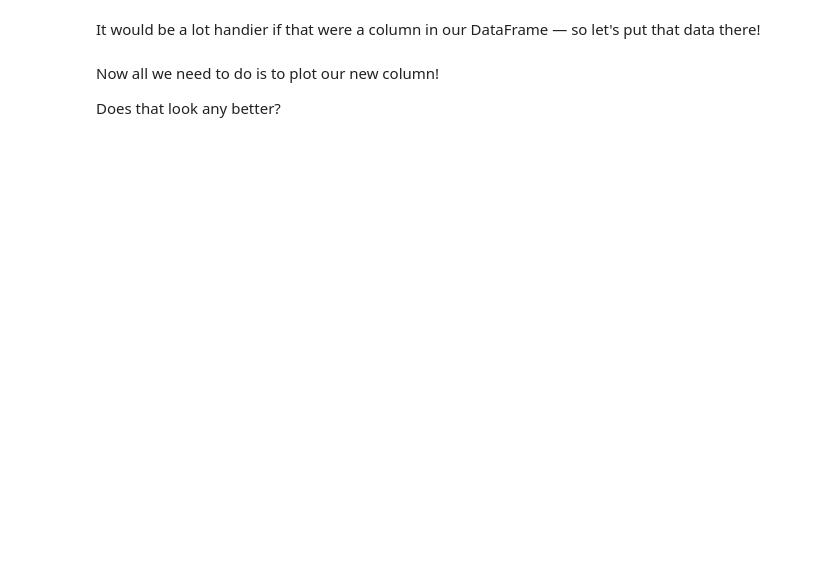
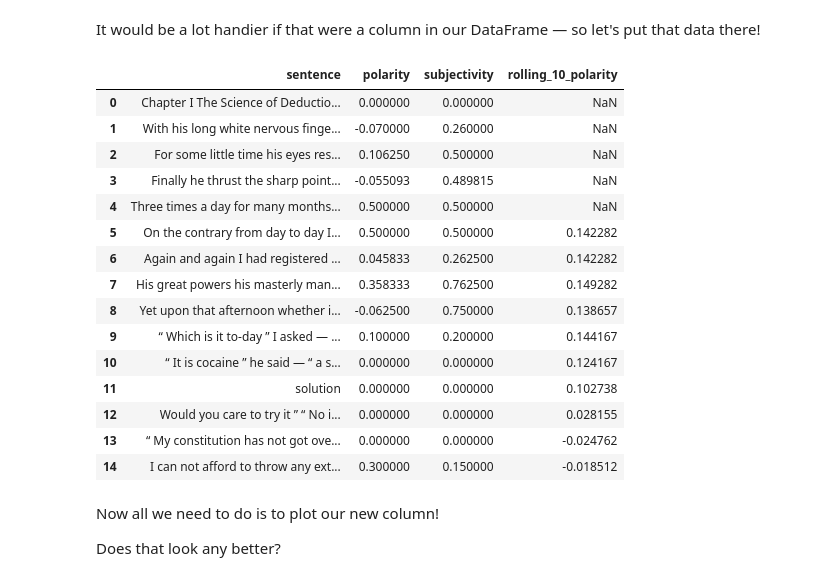
Before and after one commit to karl-manis/eng2860-fall-2023, a Jupyter notebook: week11/lecture/W11_lecture.ipynb, the cells around one changed output. Drawn from its saved outputs; the diff is of its cells as text; code cells hidden in the pictures; blank space fills up the shorter version.

```diff
--- a/week11/lecture/W11_lecture.ipynb
+++ b/week11/lecture/W11_lecture.ipynb
@@ -44,5 +80,22 @@ sot4_sentence_sentiment_df['rolling_10_polarity'] = sot4_sentence_sentiment_df['
 # %%
-sot4_sentence_sentiment_df
+sot4_sentence_sentiment_df[:15]
+# %% [output]
+|  | sentence | polarity | subjectivity | rolling_10_polarity |
+| 0 | Chapter I The Science of Deductio... | 0.000000 | 0.000000 | NaN |
+| 1 | With his long white nervous finge... | -0.070000 | 0.260000 | NaN |
+| 2 | For some little time his eyes res... | 0.106250 | 0.500000 | NaN |
+| 3 | Finally he thrust the sharp point... | -0.055093 | 0.489815 | NaN |
+| 4 | Three times a day for many months... | 0.500000 | 0.500000 | NaN |
+| 5 | On the contrary from day to day I... | 0.500000 | 0.500000 | 0.142282 |
+| 6 | Again and again I had registered ... | 0.045833 | 0.262500 | 0.142282 |
+| 7 | His great powers his masterly man... | 0.358333 | 0.762500 | 0.149282 |
+| 8 | Yet upon that afternoon whether i... | -0.062500 | 0.750000 | 0.138657 |
+| 9 | “ Which is it to-day ” I asked — ... | 0.100000 | 0.200000 | 0.144167 |
+| 10 | “ It is cocaine ” he said — “ a s... | 0.000000 | 0.000000 | 0.124167 |
+| 11 | solution | 0.000000 | 0.000000 | 0.102738 |
+| 12 | Would you care to try it ” “ No i... | 0.000000 | 0.000000 | 0.028155 |
+| 13 | “ My constitution has not got ove... | 0.000000 | 0.000000 | -0.024762 |
+| 14 | I can not afford to throw any ext... | 0.300000 | 0.150000 | -0.018512 |
 # %% [markdown]
 Now all we need to do is to plot our new column!
 
```
Also changed, not shown: parts of 35 cells of this notebook.
